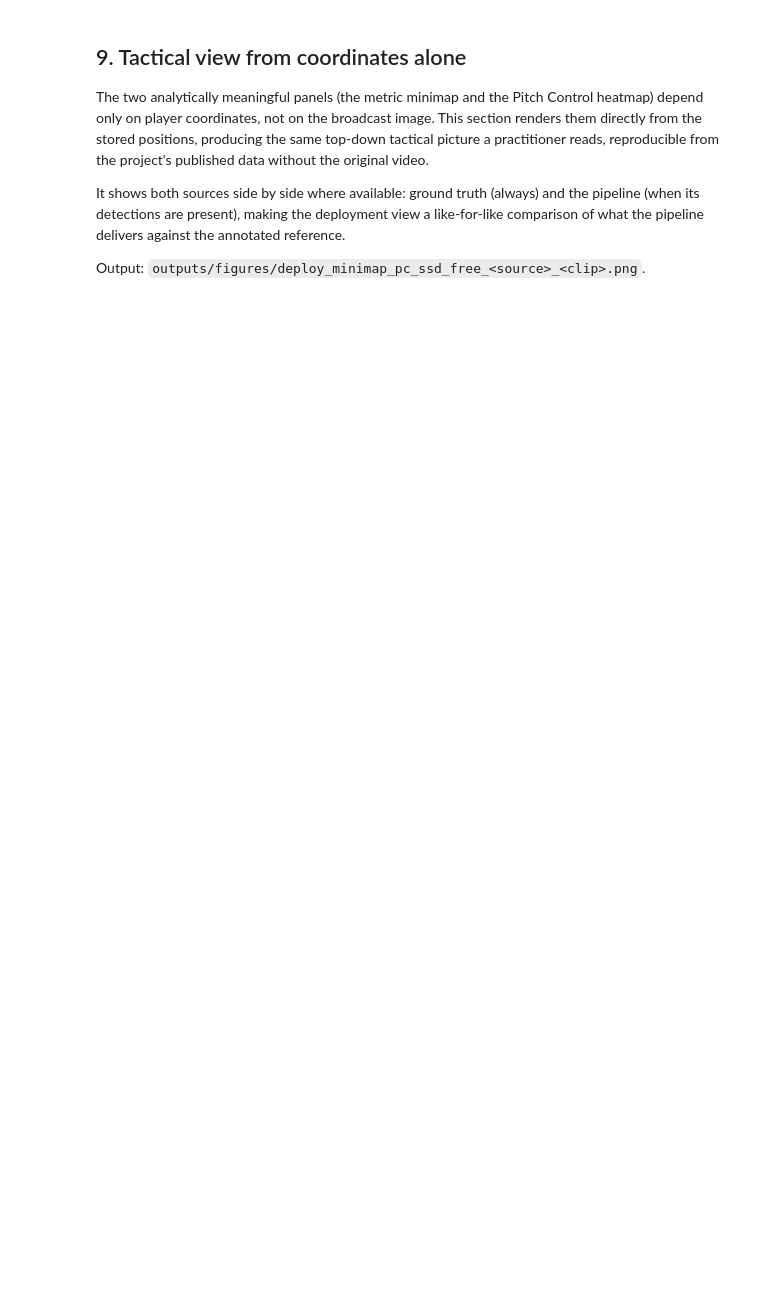
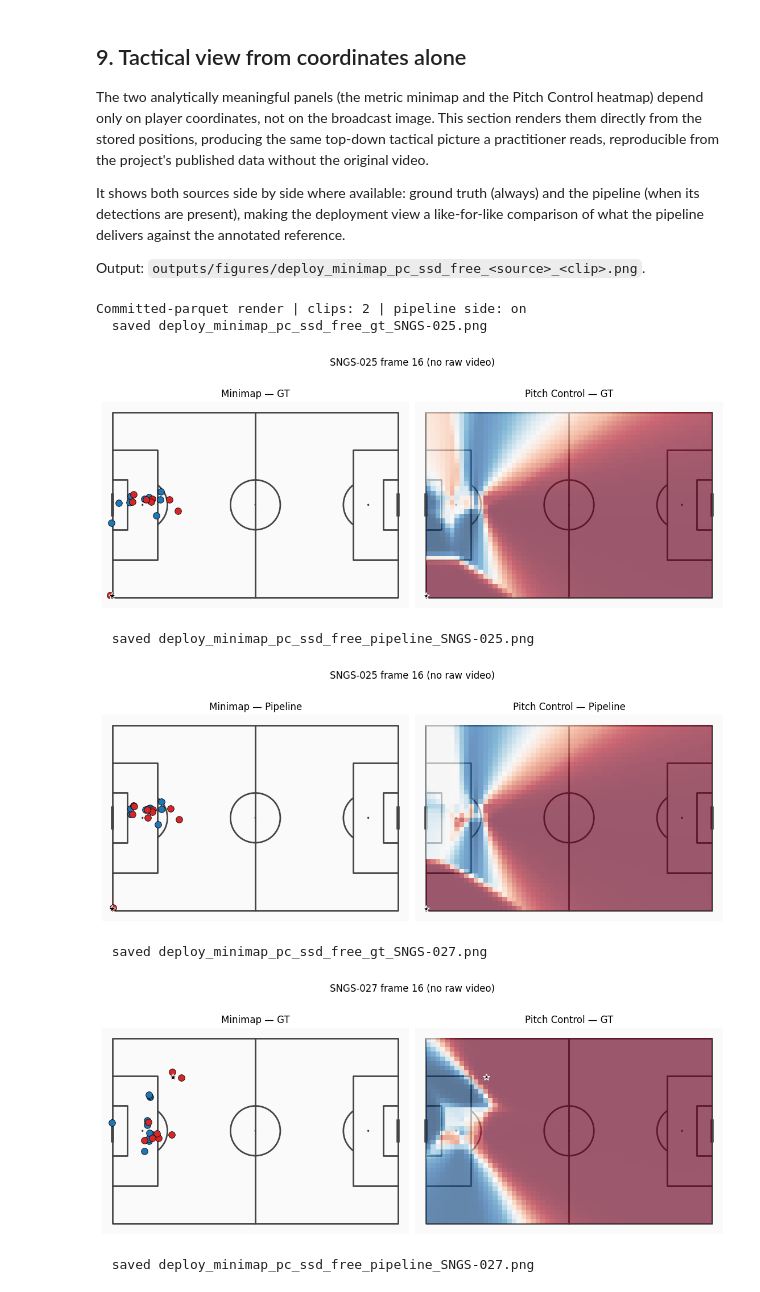
Before and after one commit to itzmore-mph/soccernet-setpiece-vision, a Jupyter notebook: notebooks/04_deployment_visualizations.ipynb, the cells around one changed output. Saved outputs shown, nothing was run; the diff lists cells and outputs as text; code cells hidden in the pictures; blank space fills up the shorter version.

```diff
--- a/notebooks/04_deployment_visualizations.ipynb
+++ b/notebooks/04_deployment_visualizations.ipynb
@@ -36,7 +36,7 @@ PROJECT_ROOT = Path.cwd().parent
 OUTPUTS_DIR = PROJECT_ROOT / "outputs"
 FIGURES_DIR = OUTPUTS_DIR / "figures"
 FIGURES_DIR.mkdir(parents=True, exist_ok=True)
-GSR_ROOT = Path(os.getenv("SOCCERNET_LOCAL_DIR", "/Volumes/MPH-ExternalStorage/soccernet-gsr")) / "gamestate-2024"
+GSR_ROOT = Path(os.getenv("SOCCERNET_LOCAL_DIR", "data/soccernet-gsr")) / "gamestate-2024"
 
 PITCH_LENGTH_M = 105.0
 PITCH_WIDTH_M = 68.0
@@ -649,7 +668,7 @@ It shows both sources side by side where available: ground truth (always) and th
 
 Output: `outputs/figures/deploy_minimap_pc_ssd_free_<source>_<clip>.png`.
 # %%
-# --- SSD-free ball lookup from committed PC parquets ---
+# --- Ball lookup from committed PC parquets (no raw video) ---
 _pc_parts = []
 for _name in ["pitch_control_gt_full.parquet", "pitch_control_soccana_tvcalib.parquet"]:
     _p = OUTPUTS_DIR / _name
@@ -722,11 +741,11 @@ def render_minimap_pc(det_df, team_col, split, clip_id, frame_idx, source_label)
     ax_pc.scatter([ball_xy[0]], [ball_xy[1]], s=70, c=BALL_COLOUR, marker="*",
                   edgecolors="white", zorder=5)
     ax_pc.set_title(f"Pitch Control — {source_label}")
-    fig.suptitle(f"{clip_id} frame {frame_idx} (SSD-free)", fontsize=12)
+    fig.suptitle(f"{clip_id} frame {frame_idx} (no raw video)", fontsize=12)
     return fig, True
 
 
-# Representative clips: those present in the committed GT PC table (no SSD needed to pick them).
+# Representative clips: those present in the committed GT PC table (no raw video needed to pick them).
 _gt_pc = pd.read_parquet(OUTPUTS_DIR / "pitch_control_gt_full.parquet")
 EXCLUDE_CLIPS = {"SNGS-125", "SNGS-131"}
 _clip_pick = (
@@ -734,31 +753,40 @@ _clip_pick = (
     .sort_values(["action_class", "clip_id"])
     .groupby("action_class").head(1)[["split", "clip_id", "action_class"]]
 )
 
 HAS_PIPE_DET = (OUTPUTS_DIR / "detections_soccana_tvcalib.parquet").is_file()
 pipe_det = pd.read_parquet(OUTPUTS_DIR / "detections_soccana_tvcalib.parquet") if HAS_PIPE_DET else None
 
-print(f"SSD-free render | clips: {len(_clip_pick)} | pipeline side: {'on' if HAS_PIPE_DET else 'off (parquet absent)'}")
+print(f"Committed-parquet render | clips: {len(_clip_pick)} | pipeline side: {'on' if HAS_PIPE_DET else 'off (parquet absent)'}")
 for _, row in _clip_pick.iterrows():
     s, c = row["split"], row["clip_id"]
     frames_here = sorted(_gt_pc[(_gt_pc["split"] == s) & (_gt_pc["clip_id"] == c)]["frame_idx"].unique())
     if not frames_here:
         continue
     f = int(np.median(frames_here))
 
     # GT side (always available)
     fig, ok = render_minimap_pc(gt_df, "team", s, c, f, "GT")
     if ok:
         out = FIGURES_DIR / f"deploy_minimap_pc_ssd_free_gt_{c}.png"
         fig.savefig(out, dpi=150, bbox_inches="tight")
         print(f"  saved {out.name}")
     plt.show(); plt.close(fig)
 
     # Pipeline side (only when the detections parquet is committed/present)
     if HAS_PIPE_DET:
         fig, ok = render_minimap_pc(pipe_det, "team_kmeans", s, c, f, "Pipeline")
         if ok:
             out = FIGURES_DIR / f"deploy_minimap_pc_ssd_free_pipeline_{c}.png"
             fig.savefig(out, dpi=150, bbox_inches="tight")
             print(f"  saved {out.name}")
         plt.show(); plt.close(fig)
+# %% [output]
+Committed-parquet render | clips: 2 | pipeline side: on
+  saved deploy_minimap_pc_ssd_free_gt_SNGS-025.png
+[figure, added]
+  saved deploy_minimap_pc_ssd_free_pipeline_SNGS-025.png
+[figure, added]
+  saved deploy_minimap_pc_ssd_free_gt_SNGS-027.png
+[figure, added]
+  saved deploy_minimap_pc_ssd_free_pipeline_SNGS-027.png
```
Also changed, not shown: parts of 8 cells of this notebook, 49 other files.
